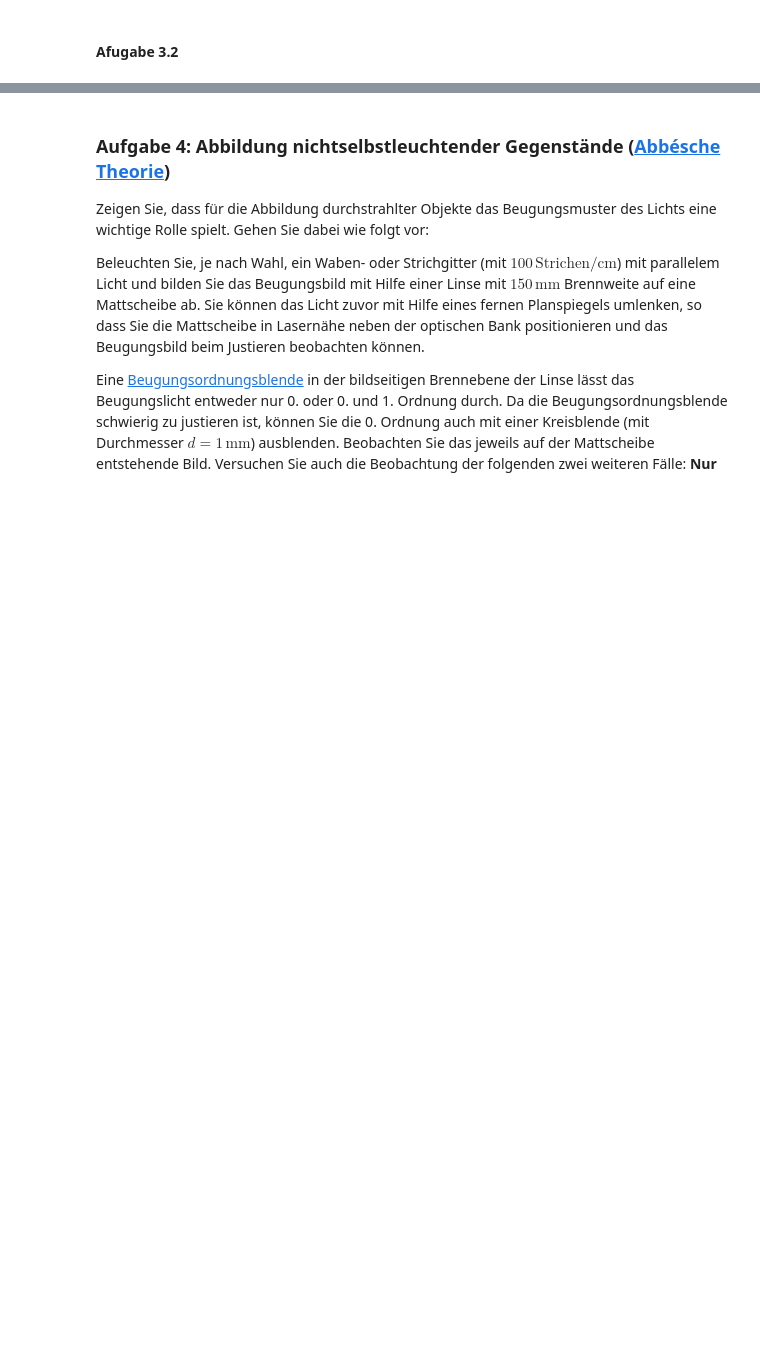
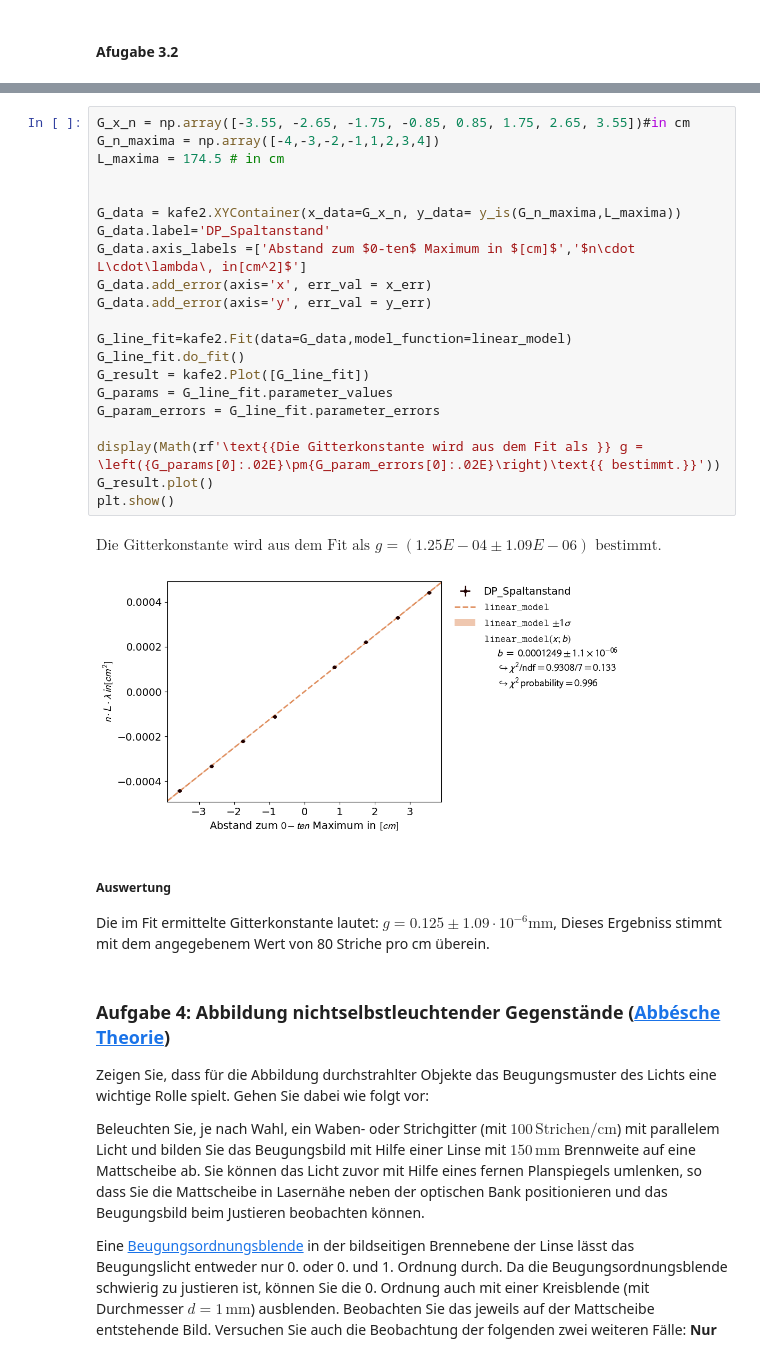
Before and after one commit to AlFa-Tier/Uni_codes, a Jupyter notebook: Praktikum/Laser_Optik_Teil_A/Laser-Optik_Teil_A.ipynb, the cells around one changed output, grey strips where cells are left out. Saved outputs shown, nothing was run; the diff lists cells and outputs as text; blank space fills up the shorter version.

```diff
--- a/Praktikum/Laser_Optik_Teil_A/Laser-Optik_Teil_A.ipynb
+++ b/Praktikum/Laser_Optik_Teil_A/Laser-Optik_Teil_A.ipynb
@@ -633,3 +684,30 @@ Mit den gemessenen Maxima der anderen Gruppe klappt dies aber nicht. Die im Fit
+# %%
+G_x_n = np.array([-3.55, -2.65, -1.75, -0.85, 0.85, 1.75, 2.65, 3.55])#in cm
+G_n_maxima = np.array([-4,-3,-2,-1,1,2,3,4])
+L_maxima = 174.5 # in cm
+
+
+G_data = kafe2.XYContainer(x_data=G_x_n, y_data= y_is(G_n_maxima,L_maxima))
+G_data.label='DP_Spaltanstand'
+G_data.axis_labels =['Abstand zum $0-ten$ Maximum in $[cm]$','$n\cdot L\cdot\lambda\, in[cm^2]$']
+G_data.add_error(axis='x', err_val = x_err)
+G_data.add_error(axis='y', err_val = y_err)
+
+G_line_fit=kafe2.Fit(data=G_data,model_function=linear_model)
+G_line_fit.do_fit()
+G_result = kafe2.Plot([G_line_fit])
+G_params = G_line_fit.parameter_values
+G_param_errors = G_line_fit.parameter_errors
+
+display(Math(rf'\text{{Die Gitterkonstante wird aus dem Fit als }} g = \left({G_params[0]:.02E}\pm{G_param_errors[0]:.02E}\right)\text{{ bestimmt.}}'))
+G_result.plot()
+plt.show()
+# %% [output]
+$\displaystyle \text{Die Gitterkonstante wird aus dem Fit als } g = \left(1.25E-04\pm1.09E-06\right)\text{ bestimmt.}$
+[figure, added]
+# %% [markdown]
+##### Auswertung
+Die im Fit ermittelte Gitterkonstante lautet: $g=0.125\pm 1.09\cdot10^{-6}\mathrm{mm}$, Dieses Ergebniss stimmt mit dem angegebenem Wert von 80 Striche pro cm überein.
 # %% [markdown]
 ### **Aufgabe 4: Abbildung nichtselbstleuchtender Gegenstände ([Abbésche Theorie](https://de.wikipedia.org/wiki/Auflösung_(Mikroskopie)#Abbe-Limit))**
 
```
Also changed, not shown: parts of 10 cells of this notebook, 1 other file.
